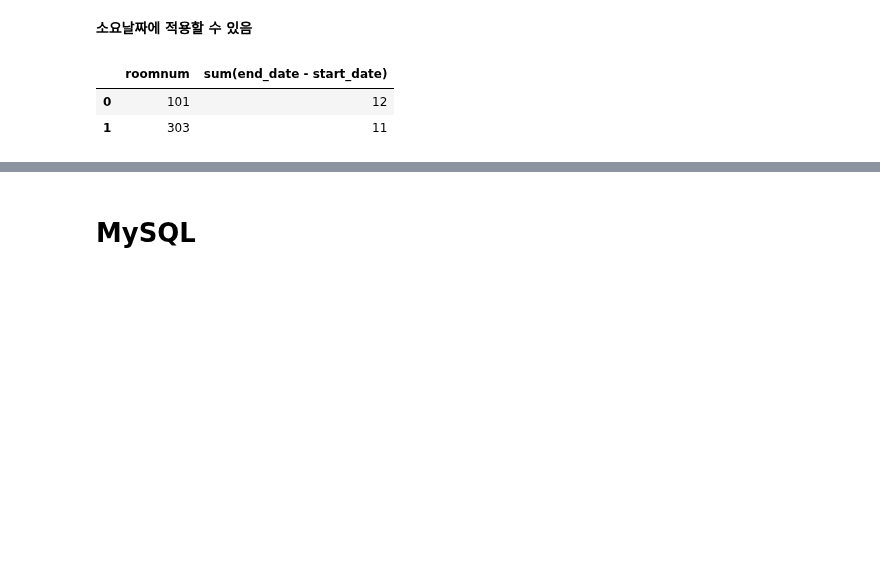
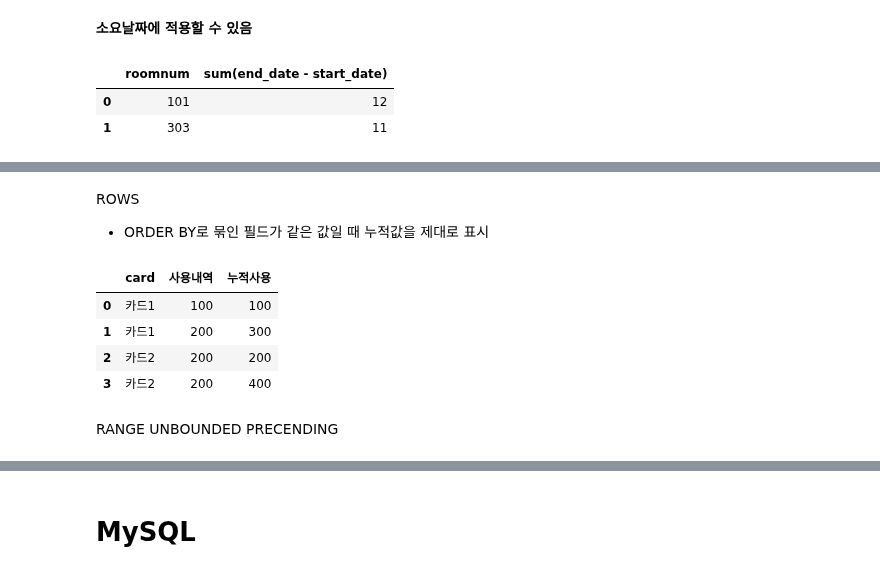
Before and after one commit to ev1025/DA_Study, a Jupyter notebook: SQL.ipynb, the cells around one changed output, grey strips where cells are left out. Saved outputs shown, nothing was run; the diff lists cells and outputs as text; code cells hidden in the pictures; blank space fills up the shorter version.

```diff
--- a/SQL.ipynb
+++ b/SQL.ipynb
@@ -232,0 +298,14 @@ ans
+# %% [markdown]
+ROWS
+- ORDER BY로 묶인 필드가 같은 값일 때 누적값을 제대로 표시
+# %%
+df2 = pd.DataFrame({'card' : ('카드1','카드1','카드2','카드2'), '사용내역':(100, 200, 200, 200) ,'누적사용':(100,300,200,400)})
+df2
+# %% [output]
+|  | card | 사용내역 | 누적사용 |
+| 0 | 카드1 | 100 | 100 |
+| 1 | 카드1 | 200 | 300 |
+| 2 | 카드2 | 200 | 200 |
+| 3 | 카드2 | 200 | 400 |
+# %% [markdown]
+RANGE UNBOUNDED PRECENDING
```
Also changed, not shown: parts of 19 cells of this notebook.
